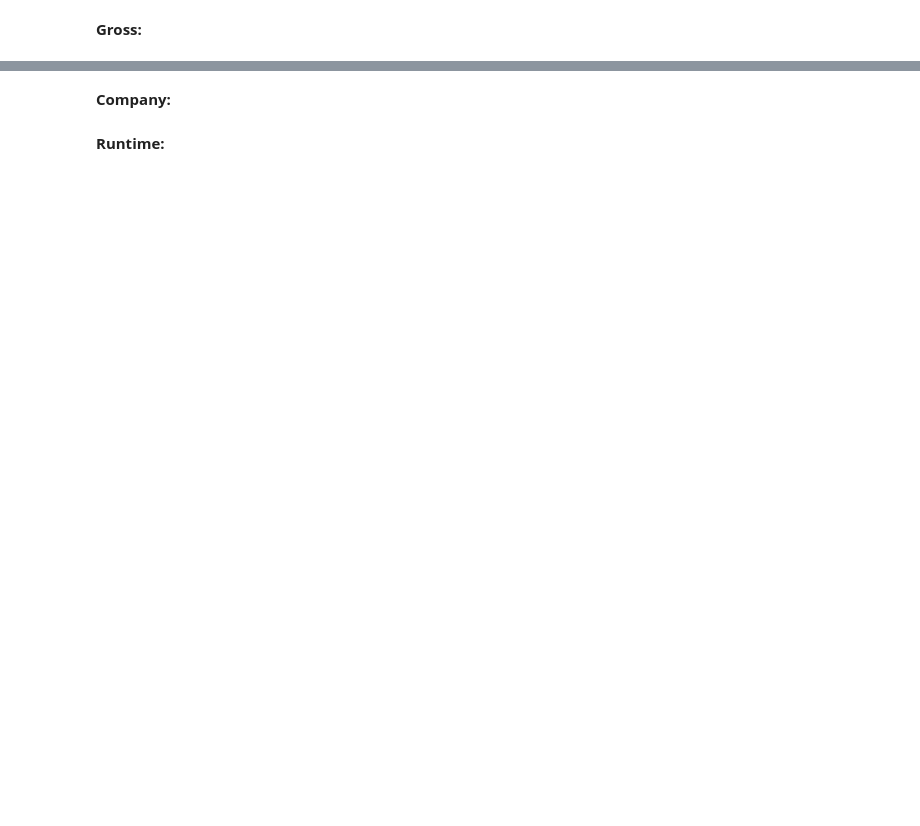
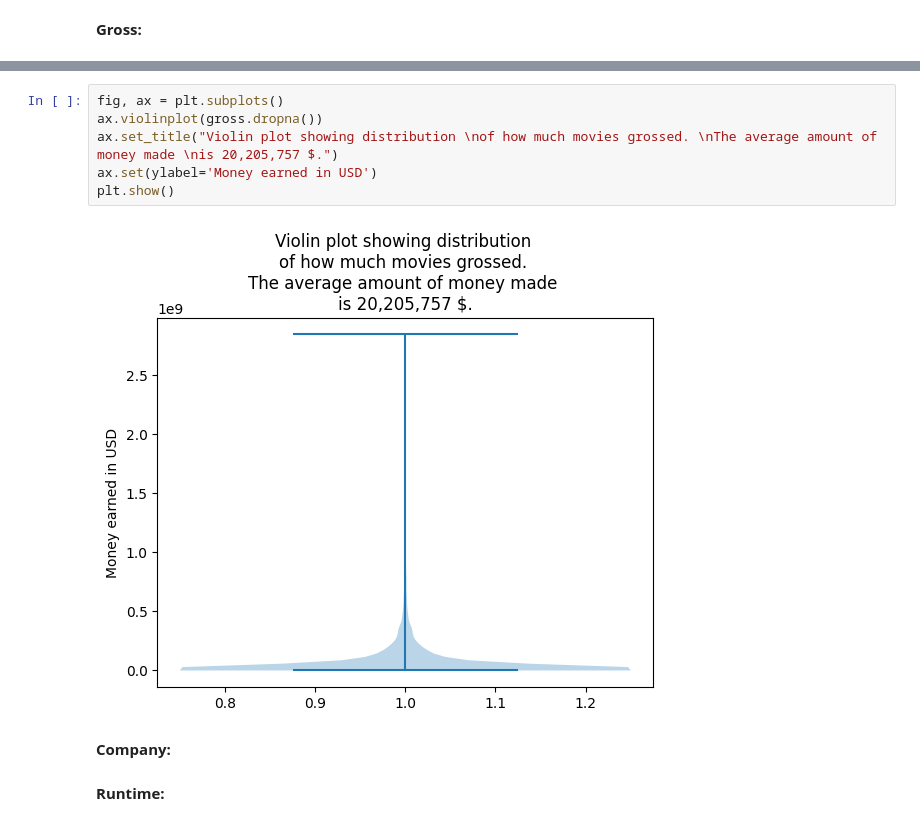
Before and after one commit to dchicasduena/COMP3400_Project, a Jupyter notebook: Project.ipynb, the cells around one changed output, grey strips where cells are left out. Cells and saved outputs as stored; diff of their text form; blank space fills up the shorter version.

```diff
--- a/Project.ipynb
+++ b/Project.ipynb
@@ -193,3 +199,11 @@ plt.show()
+# %%
+fig, ax = plt.subplots()
+ax.violinplot(gross.dropna())
+ax.set_title("Violin plot showing distribution \nof how much movies grossed. \nThe average amount of money made \nis 20,205,757 $.")
+ax.set(ylabel='Money earned in USD')
+plt.show()
+# %% [output]
+[figure, added]
 # %% [markdown]
 **Company:**
 # %% [markdown]
```
Also changed, not shown: parts of 5 cells of this notebook.
